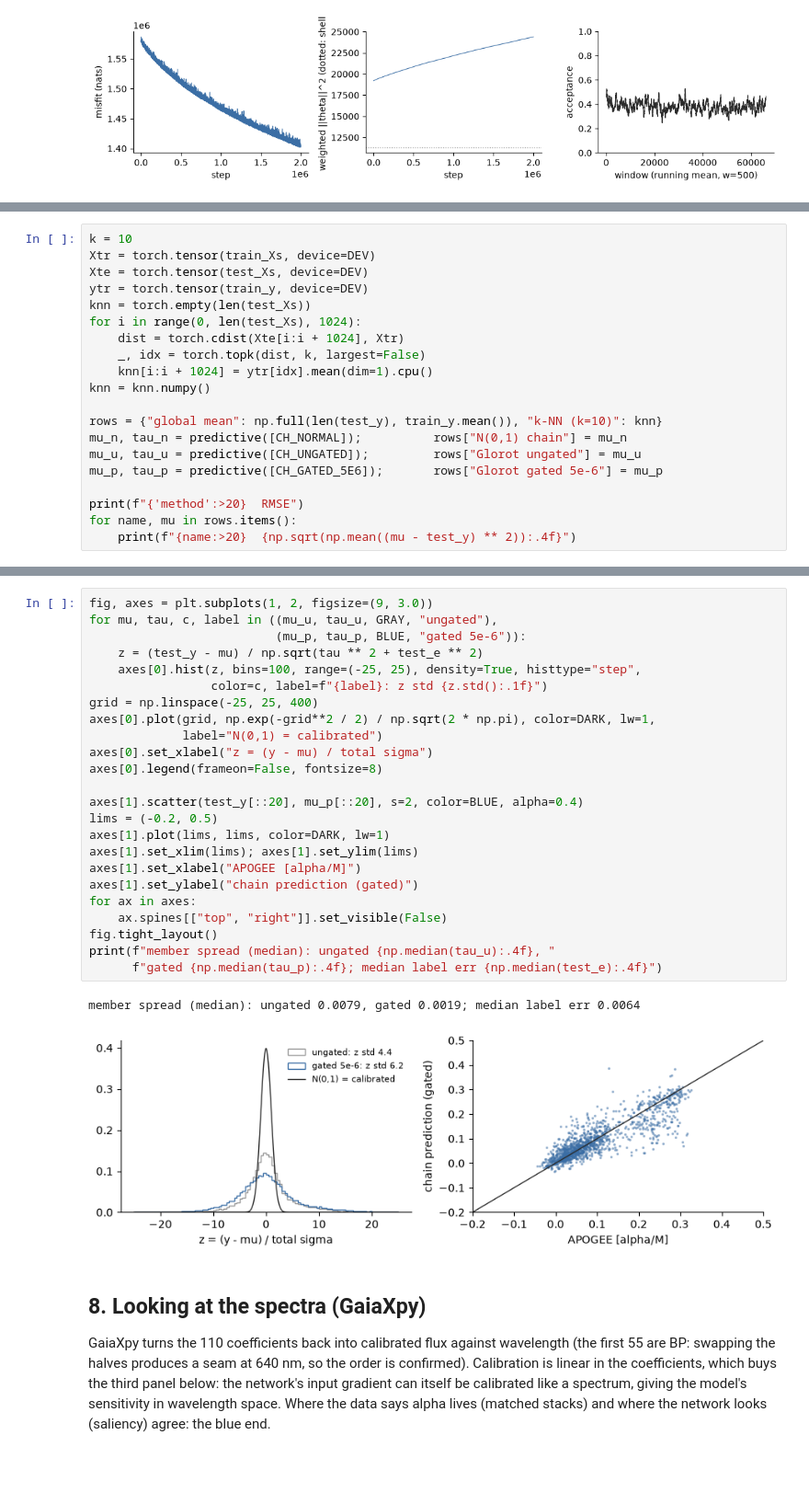
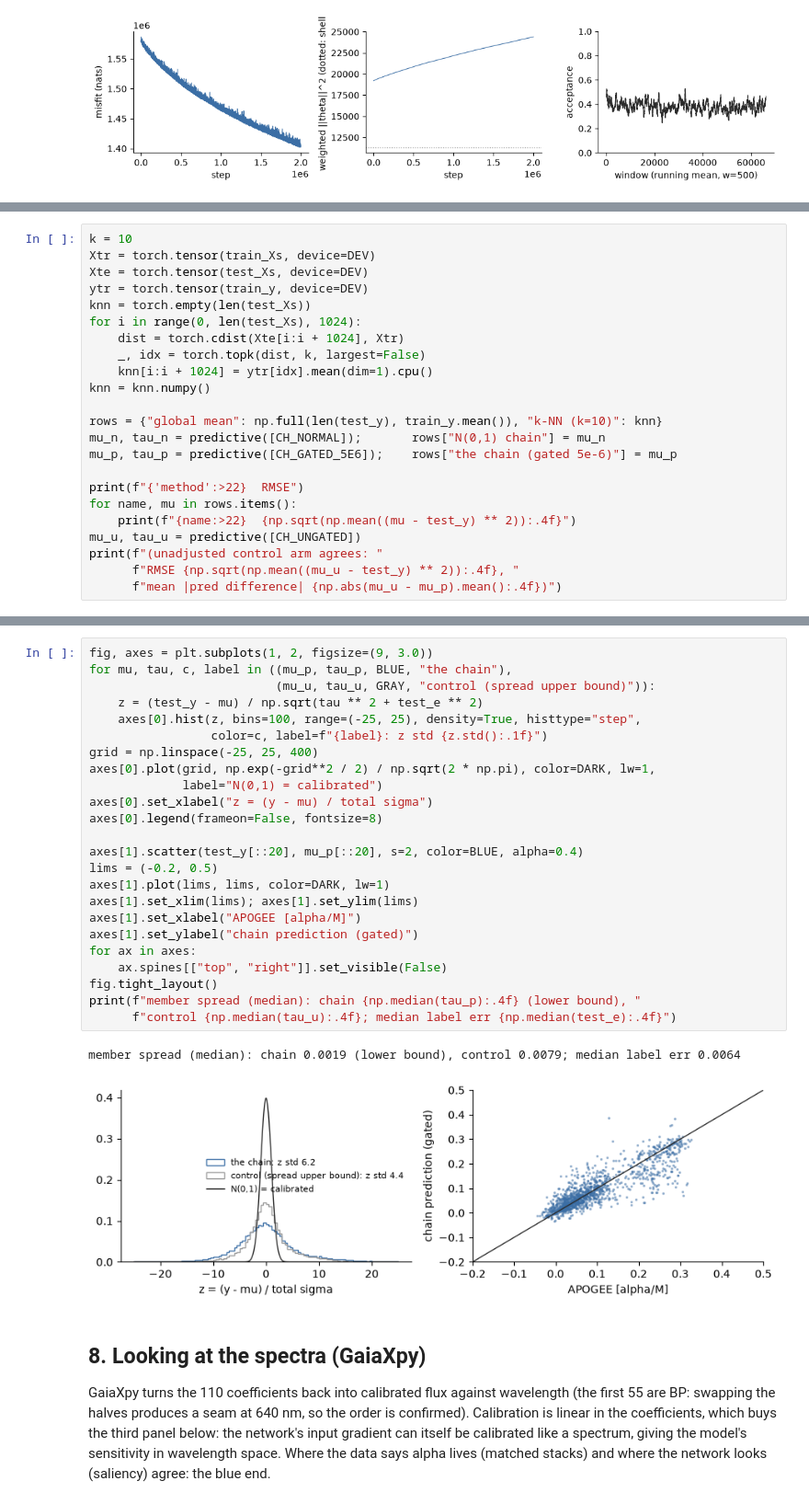
Before and after one commit to YasirAlsugair/ray-tracing-sampler-experiments, a Jupyter notebook: exp7_gaia_posterior.ipynb, the cells around one changed output, grey strips where cells are left out. Shown at 92% size. Cells and saved outputs as stored; diff of their text form; blank space fills up the shorter version.

```diff
--- a/exp7_gaia_posterior.ipynb
+++ b/exp7_gaia_posterior.ipynb
@@ -319,11 +327,14 @@ for i in range(0, len(test_Xs), 1024):
 knn = knn.numpy()
 
 rows = {"global mean": np.full(len(test_y), train_y.mean()), "k-NN (k=10)": knn}
-mu_n, tau_n = predictive([CH_NORMAL]);          rows["N(0,1) chain"] = mu_n
-mu_u, tau_u = predictive([CH_UNGATED]);         rows["Glorot ungated"] = mu_u
-mu_p, tau_p = predictive([CH_GATED_5E6]);       rows["Glorot gated 5e-6"] = mu_p
+mu_n, tau_n = predictive([CH_NORMAL]);       rows["N(0,1) chain"] = mu_n
+mu_p, tau_p = predictive([CH_GATED_5E6]);    rows["the chain (gated 5e-6)"] = mu_p
 
-print(f"{'method':>20}  RMSE")
+print(f"{'method':>22}  RMSE")
 for name, mu in rows.items():
-    print(f"{name:>20}  {np.sqrt(np.mean((mu - test_y) ** 2)):.4f}")
+    print(f"{name:>22}  {np.sqrt(np.mean((mu - test_y) ** 2)):.4f}")
+mu_u, tau_u = predictive([CH_UNGATED])
+print(f"(unadjusted control arm agrees: "
+      f"RMSE {np.sqrt(np.mean((mu_u - test_y) ** 2)):.4f}, "
+      f"mean |pred difference| {np.abs(mu_u - mu_p).mean():.4f})")
 # %% [output]
@@ -336,30 +347,30 @@ for name, mu in rows.items():
 # %%
 fig, axes = plt.subplots(1, 2, figsize=(9, 3.0))
-for mu, tau, c, label in ((mu_u, tau_u, GRAY, "ungated"),
-                          (mu_p, tau_p, BLUE, "gated 5e-6")):
+for mu, tau, c, label in ((mu_p, tau_p, BLUE, "the chain"),
+                          (mu_u, tau_u, GRAY, "control (spread upper bound)")):
     z = (test_y - mu) / np.sqrt(tau ** 2 + test_e ** 2)
     axes[0].hist(z, bins=100, range=(-25, 25), density=True, histtype="step",
                  color=c, label=f"{label}: z std {z.std():.1f}")
 grid = np.linspace(-25, 25, 400)
 axes[0].plot(grid, np.exp(-grid**2 / 2) / np.sqrt(2 * np.pi), color=DARK, lw=1,
              label="N(0,1) = calibrated")
 axes[0].set_xlabel("z = (y - mu) / total sigma")
 axes[0].legend(frameon=False, fontsize=8)
 
 axes[1].scatter(test_y[::20], mu_p[::20], s=2, color=BLUE, alpha=0.4)
 lims = (-0.2, 0.5)
 axes[1].plot(lims, lims, color=DARK, lw=1)
 axes[1].set_xlim(lims); axes[1].set_ylim(lims)
 axes[1].set_xlabel("APOGEE [alpha/M]")
 axes[1].set_ylabel("chain prediction (gated)")
 for ax in axes:
     ax.spines[["top", "right"]].set_visible(False)
 fig.tight_layout()
-print(f"member spread (median): ungated {np.median(tau_u):.4f}, "
-      f"gated {np.median(tau_p):.4f}; median label err {np.median(test_e):.4f}")
+print(f"member spread (median): chain {np.median(tau_p):.4f} (lower bound), "
+      f"control {np.median(tau_u):.4f}; median label err {np.median(test_e):.4f}")
 # %% [output]
-member spread (median): ungated 0.0079, gated 0.0019; median label err 0.0064
+member spread (median): chain 0.0019 (lower bound), control 0.0079; median label err 0.0064
-[figure, old version]
+[figure, new version]
 # %% [markdown]
 ## 8. Looking at the spectra (GaiaXpy)
 
```
Also changed, not shown: parts of 6 cells of this notebook, 4 other files.
